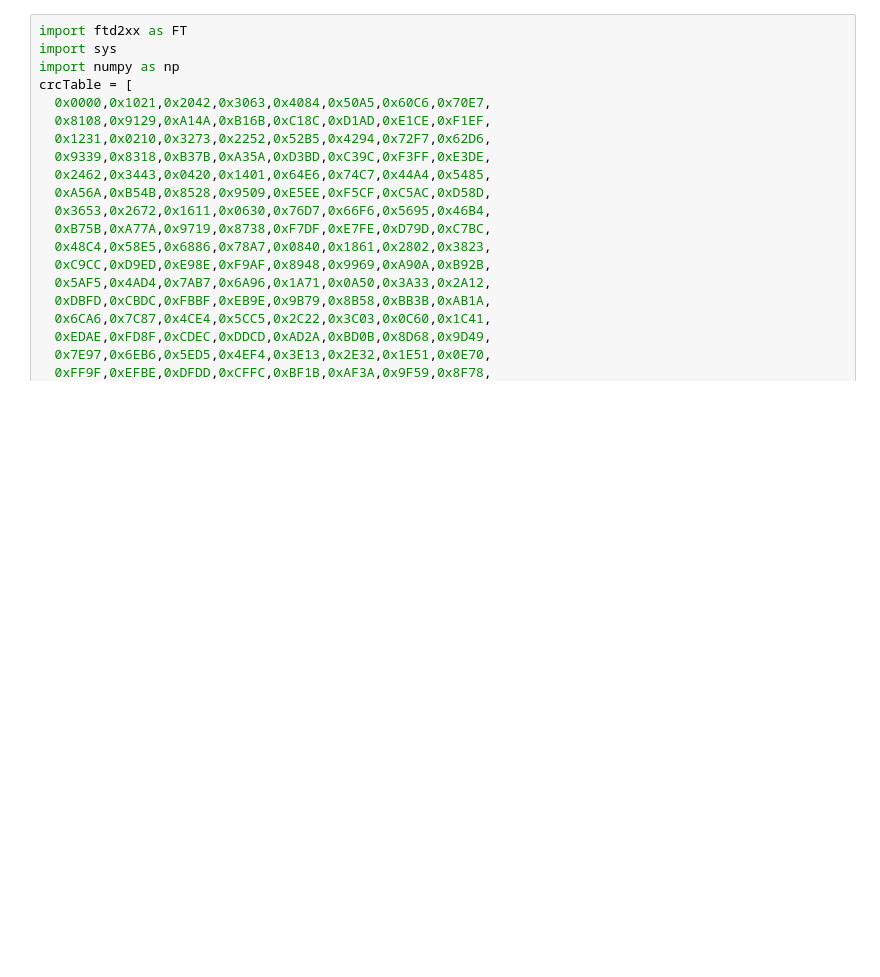
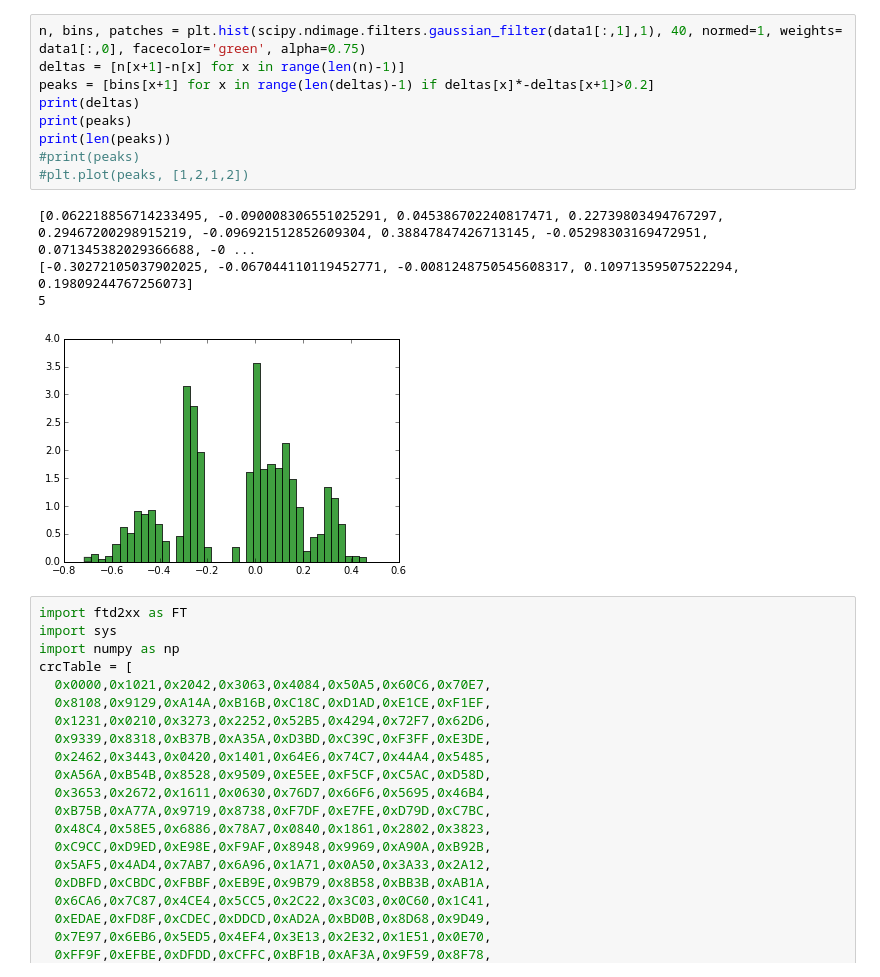
Before and after one commit to tianruichen/hacktech2017, a Jupyter notebook: Stuff.ipynb, the cells around one changed output. Cells and saved outputs as stored; diff of their text form; blank space fills up the shorter version.

```diff
--- a/Stuff.ipynb
+++ b/Stuff.ipynb
@@ -72,3 +237,17 @@ print(t-2)
+# %%
+n, bins, patches = plt.hist(scipy.ndimage.filters.gaussian_filter(data1[:,1],1), 40, normed=1, weights= data1[:,0], facecolor='green', alpha=0.75)
+deltas = [n[x+1]-n[x] for x in range(len(n)-1)]
+peaks = [bins[x+1] for x in range(len(deltas)-1) if deltas[x]*-deltas[x+1]>0.2]
+print(deltas)
+print(peaks)
+print(len(peaks))
+#print(peaks)
+#plt.plot(peaks, [1,2,1,2])
+# %% [output]
+[0.062218856714233495, -0.090008306551025291, 0.045386702240817471, 0.22739803494767297, 0.29467200298915219, -0.096921512852609304, 0.38847847426713145, -0.05298303169472951, 0.071345382029366688, -0 ...
+[-0.30272105037902025, -0.067044110119452771, -0.0081248750545608317, 0.10971359507522294, 0.19809244767256073]
+5
+[figure, added]
 # %%
 import ftd2xx as FT
 import sys
```
Also changed, not shown: parts of 12 cells of this notebook, 2 other files.
